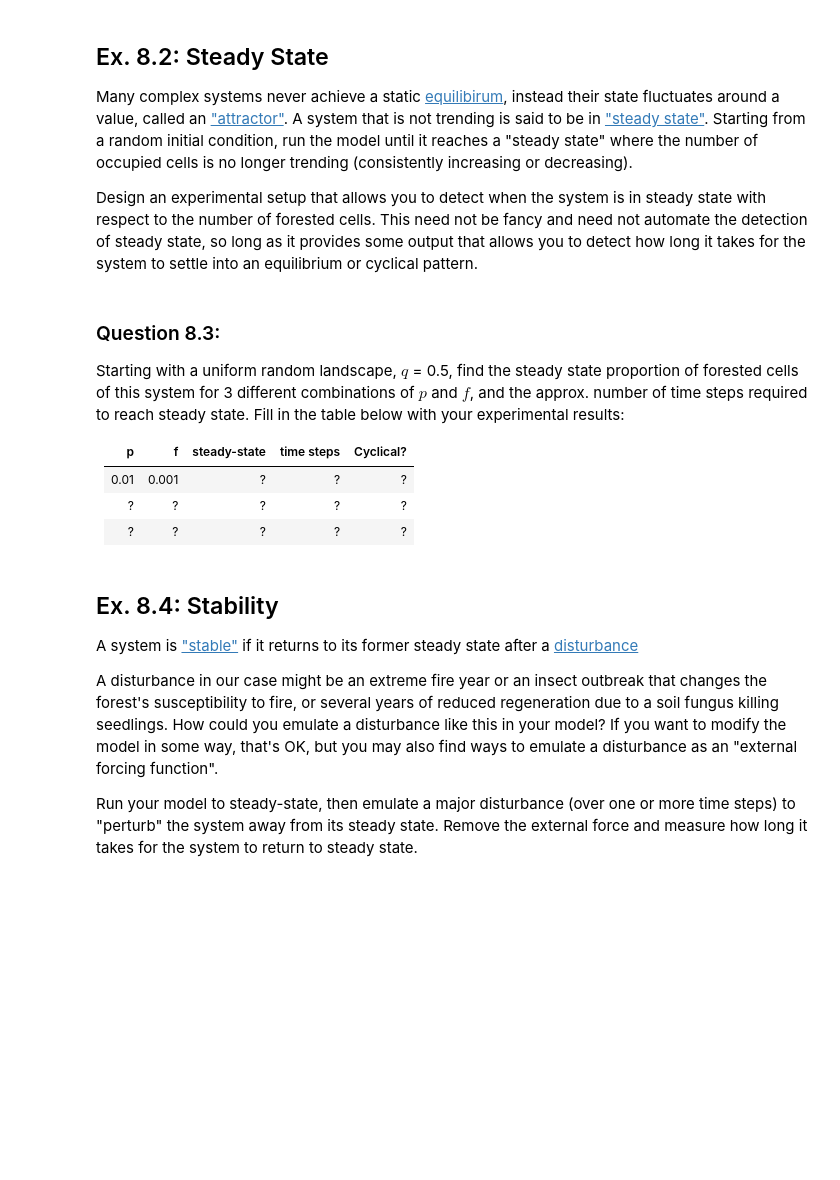
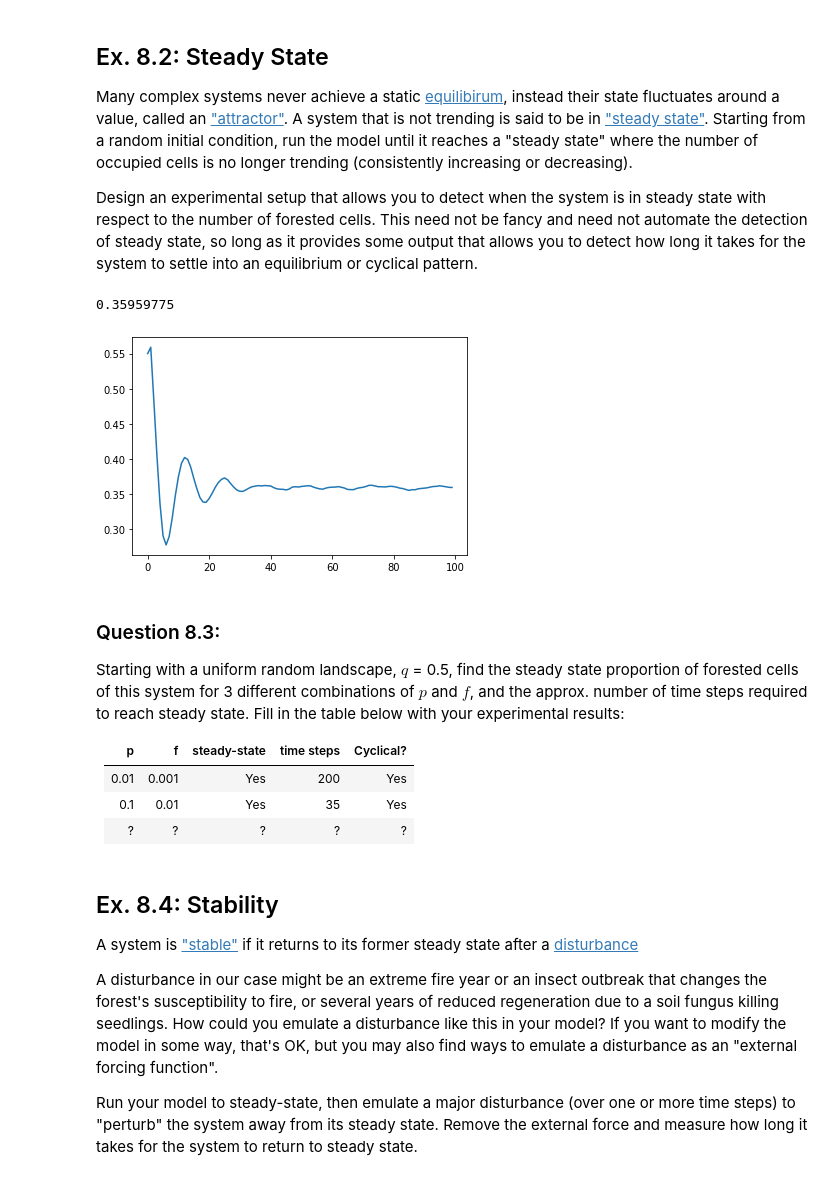
Before and after one commit to StoneMason495/cap-comp215, a Jupyter notebook: labs/lab08ZM.ipynb, the cells around one changed output. Drawn from its saved outputs; the diff is of its cells as text; code cells hidden in the pictures; blank space fills up the shorter version.

```diff
--- a/labs/lab08ZM.ipynb
+++ b/labs/lab08ZM.ipynb
@@ -265,3 +262,17 @@ def steady_state():
+# %%
+# Ex. 8.2 here
+frames = 100
+s = ForestFire(500, p=0.1, f=0.01)
+perc_occupied = []
+for i in range(frames):
+  s.step()
+  perc_occupied.append(s.pct_occupied())
+
+plt.plot(range(frames), perc_occupied)
+np.average(perc_occupied[20:])
+# %% [output]
+0.35959775
+[figure, added]
 # %% [markdown]
 ### Question 8.3:
 Starting with a uniform random landscape, $q$ = 0.5, find the steady state proportion of forested cells of this system for 3 different combinations of $p$ and $f$, and the approx. number of time steps required to reach steady state.
@@ -269,9 +280,9 @@ Fill in the table below with your experimental results:
 
 | p  | f   | steady-state | time steps | Cyclical? |
 |----|-----|--------------|------------|-----------|
-| 0.01 | 0.001 | ?        | ?          | ?         |
+| 0.01 | 0.001 | Yes        | 200          | Yes         |
+| 0.1  | 0.01   | Yes            | 35          | Yes         |
 | ?  | ?   | ?            | ?          | ?         |
-| ?  | ?   | ?            | ?          | ?         |
 # %% [markdown]
 ## Ex. 8.4: Stability
 A system is ["stable"](https://en.wikipedia.org/wiki/Ecological_stability) if it returns to its former steady state after a [disturbance](https://en.wikipedia.org/wiki/Disturbance_(ecology))
```
Also changed, not shown: parts of 1 cell of this notebook.
